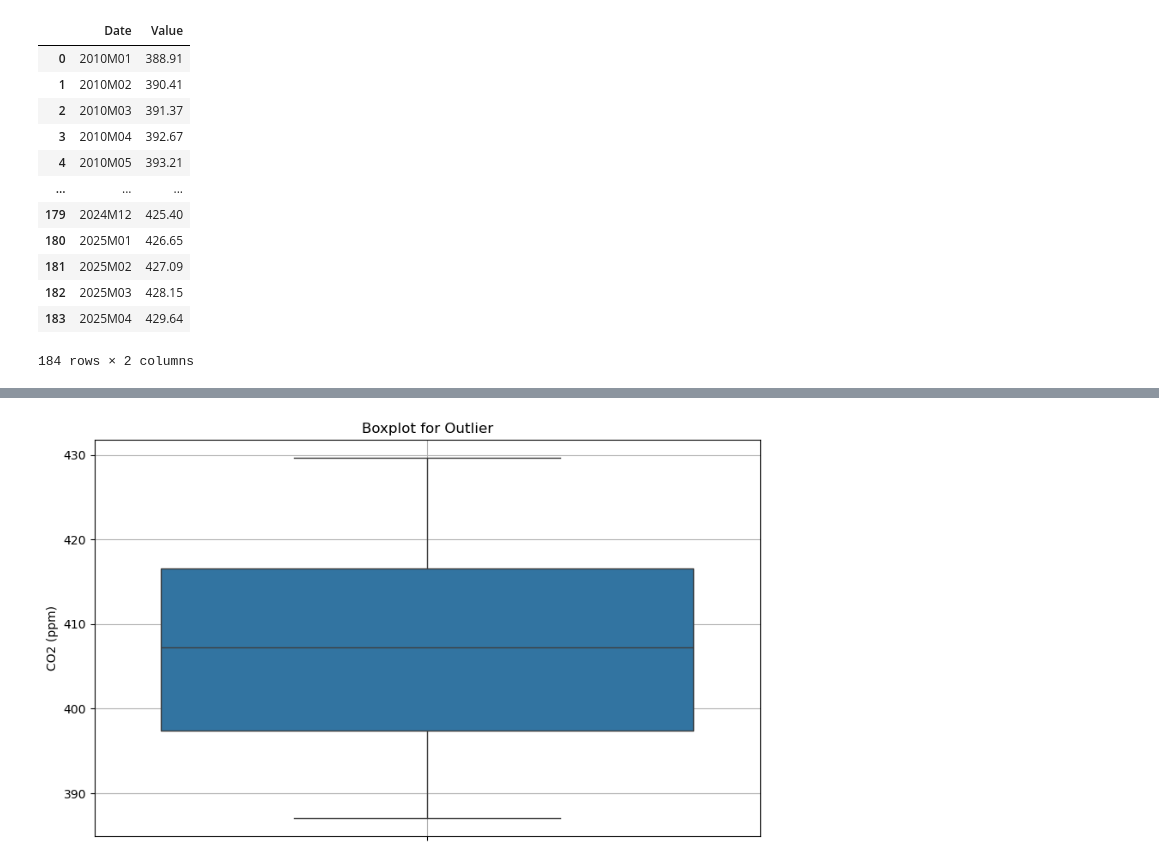
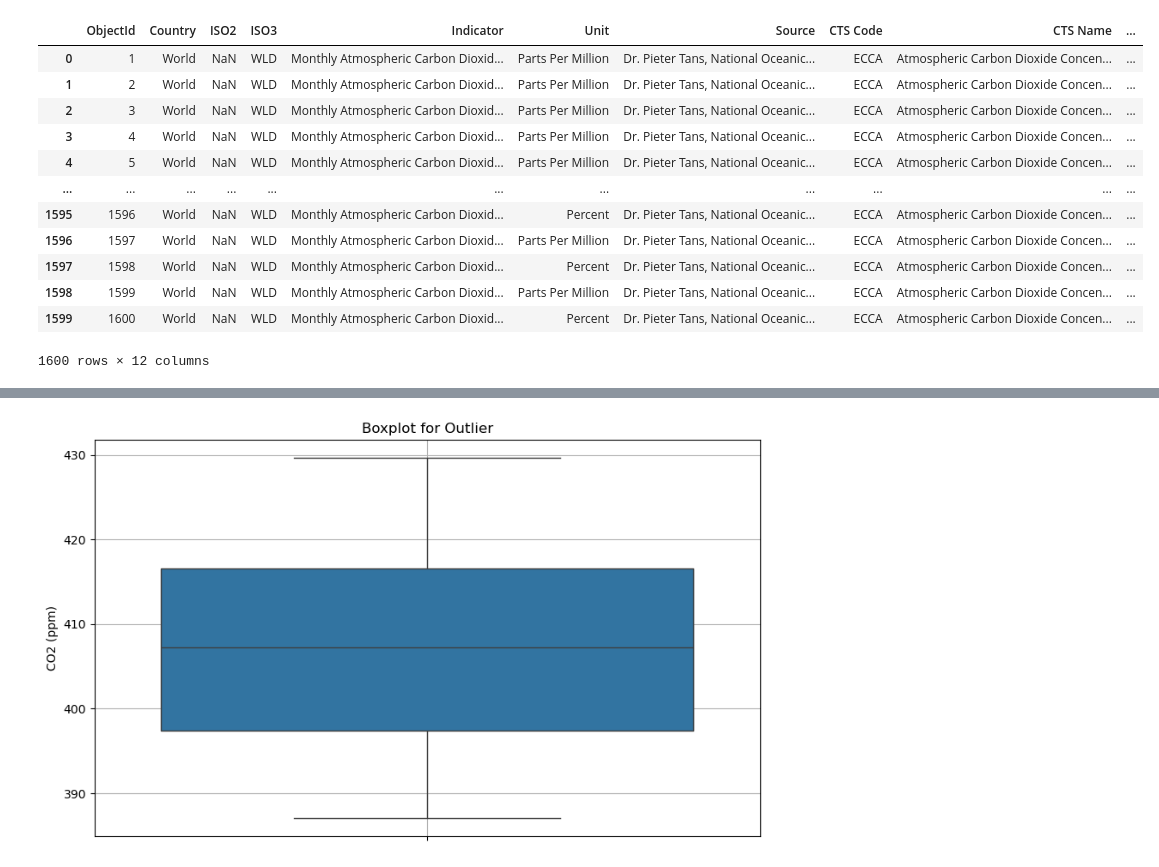
Before and after one commit to aLieexe/statistika-final-proj, a Jupyter notebook: src/preprocessingData.ipynb, the cells around one changed output, grey strips where cells are left out. Saved outputs shown, nothing was run; the diff lists cells and outputs as text; code cells hidden in the pictures.

```diff
--- a/src/preprocessingData.ipynb
+++ b/src/preprocessingData.ipynb
@@ -4,19 +4,19 @@ import numpy as np
 import matplotlib.pyplot as plt
 import seaborn as sns
 # %%
-df = pd.read_csv("../filtered_data_2010.csv")
+df = pd.read_csv("../Indicator_3_2_Climate_Indicators_Monthly_Atmospheric_Carbon_Dioxide_concentrations_-7117330003911643847(1).csv")
 df
 # %% [output]
-|  | Date | Value |
-| 0 | 2010M01 | 388.91 |
-| 1 | 2010M02 | 390.41 |
-| 2 | 2010M03 | 391.37 |
-| 3 | 2010M04 | 392.67 |
-| 4 | 2010M05 | 393.21 |
-| ... | ... | ... |
-| 179 | 2024M12 | 425.40 |
-| 180 | 2025M01 | 426.65 |
-| 181 | 2025M02 | 427.09 |
-| 182 | 2025M03 | 428.15 |
-| 183 | 2025M04 | 429.64 |
+|  | ObjectId | Country | ISO2 | ISO3 | Indicator | Unit | Source | CTS Code | CTS Name | ... |
+| 0 | 1 | World | NaN | WLD | Monthly Atmospheric Carbon Dioxid... | Parts Per Million | Dr. Pieter Tans, National Oceanic... | ECCA | Atmospheric Carbon Dioxide Concen... | ... |
+| 1 | 2 | World | NaN | WLD | Monthly Atmospheric Carbon Dioxid... | Parts Per Million | Dr. Pieter Tans, National Oceanic... | ECCA | Atmospheric Carbon Dioxide Concen... | ... |
+| 2 | 3 | World | NaN | WLD | Monthly Atmospheric Carbon Dioxid... | Parts Per Million | Dr. Pieter Tans, National Oceanic... | ECCA | Atmospheric Carbon Dioxide Concen... | ... |
+| 3 | 4 | World | NaN | WLD | Monthly Atmospheric Carbon Dioxid... | Parts Per Million | Dr. Pieter Tans, National Oceanic... | ECCA | Atmospheric Carbon Dioxide Concen... | ... |
+| 4 | 5 | World | NaN | WLD | Monthly Atmospheric Carbon Dioxid... | Parts Per Million | Dr. Pieter Tans, National Oceanic... | ECCA | Atmospheric Carbon Dioxide Concen... | ... |
+| ... | ... | ... | ... | ... | ... | ... | ... | ... | ... | ... |
+| 1595 | 1596 | World | NaN | WLD | Monthly Atmospheric Carbon Dioxid... | Percent | Dr. Pieter Tans, National Oceanic... | ECCA | Atmospheric Carbon Dioxide Concen... | ... |
+| 1596 | 1597 | World | NaN | WLD | Monthly Atmospheric Carbon Dioxid... | Parts Per Million | Dr. Pieter Tans, National Oceanic... | ECCA | Atmospheric Carbon Dioxide Concen... | ... |
+| 1597 | 1598 | World | NaN | WLD | Monthly Atmospheric Carbon Dioxid... | Percent | Dr. Pieter Tans, National Oceanic... | ECCA | Atmospheric Carbon Dioxide Concen... | ... |
+| 1598 | 1599 | World | NaN | WLD | Monthly Atmospheric Carbon Dioxid... | Parts Per Million | Dr. Pieter Tans, National Oceanic... | ECCA | Atmospheric Carbon Dioxide Concen... | ... |
+| 1599 | 1600 | World | NaN | WLD | Monthly Atmospheric Carbon Dioxid... | Percent | Dr. Pieter Tans, National Oceanic... | ECCA | Atmospheric Carbon Dioxide Concen... | ... |
-184 rows × 2 columns
+1600 rows × 12 columns
```
Also changed, not shown: parts of 4 cells of this notebook, 6 other files.
